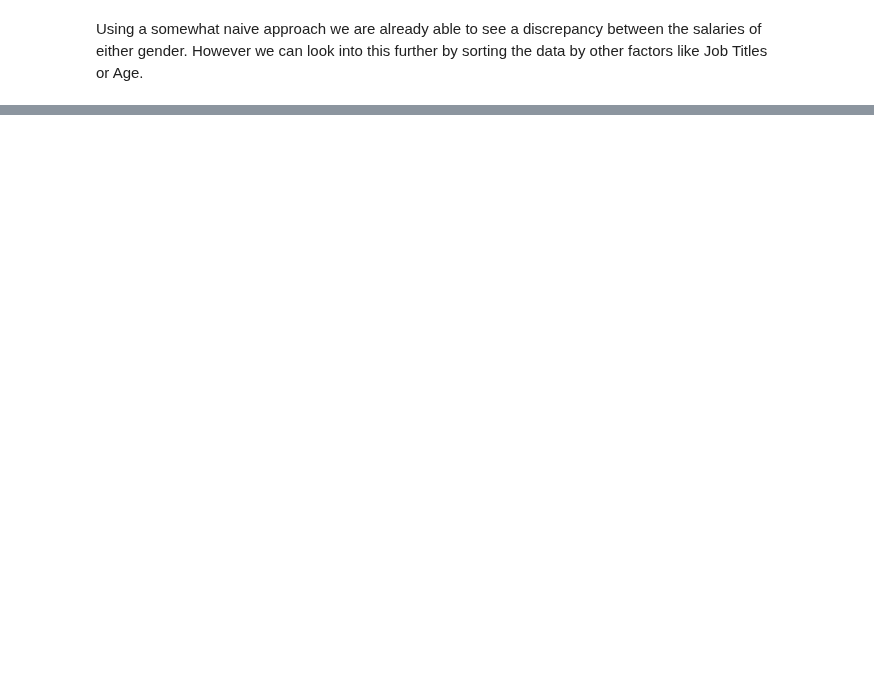
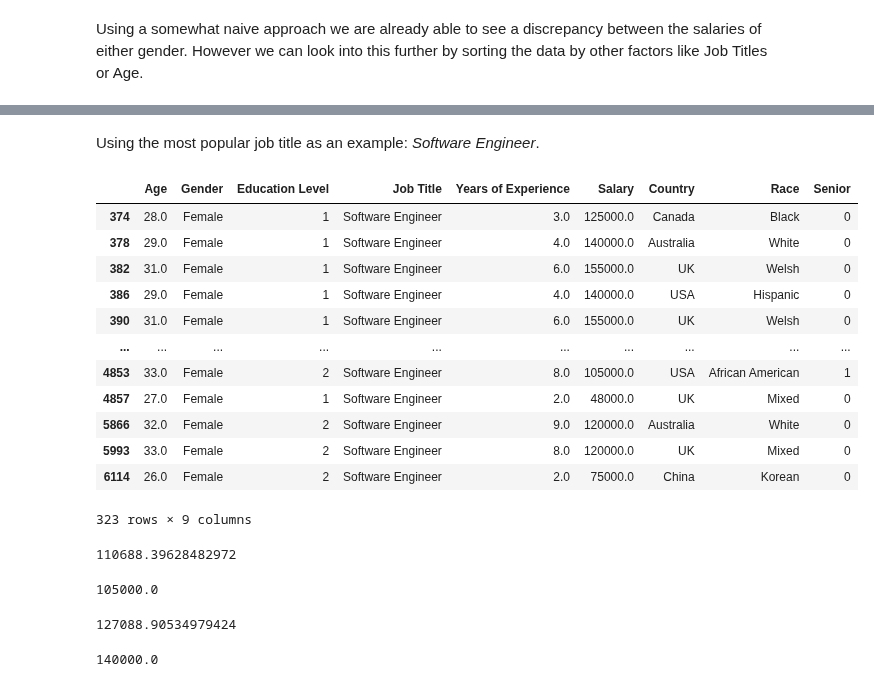
Before and after one commit to AbhijayPaul/HackTheHood-Final, a Jupyter notebook: HtHFinal.ipynb, the cells around one changed output, grey strips where cells are left out. Saved outputs shown, nothing was run; the diff lists cells and outputs as text; code cells hidden in the pictures; blank space fills up the shorter version.

```diff
--- a/HtHFinal.ipynb
+++ b/HtHFinal.ipynb
@@ -205,0 +269,35 @@ Using a somewhat naive approach we are already able to see a discrepancy between
+# %% [markdown]
+Using the most popular job title as an example: *Software Engineer*.
+# %%
+FemaleSEData = salaryData[(salaryData["Gender"] == "Female") & (salaryData["Job Title"] == "Software Engineer")]
+FemaleSEData
+# %% [output]
+|  | Age | Gender | Education Level | Job Title | Years of Experience | Salary | Country | Race | Senior |
+| 374 | 28.0 | Female | 1 | Software Engineer | 3.0 | 125000.0 | Canada | Black | 0 |
+| 378 | 29.0 | Female | 1 | Software Engineer | 4.0 | 140000.0 | Australia | White | 0 |
+| 382 | 31.0 | Female | 1 | Software Engineer | 6.0 | 155000.0 | UK | Welsh | 0 |
+| 386 | 29.0 | Female | 1 | Software Engineer | 4.0 | 140000.0 | USA | Hispanic | 0 |
+| 390 | 31.0 | Female | 1 | Software Engineer | 6.0 | 155000.0 | UK | Welsh | 0 |
+| ... | ... | ... | ... | ... | ... | ... | ... | ... | ... |
+| 4853 | 33.0 | Female | 2 | Software Engineer | 8.0 | 105000.0 | USA | African American | 1 |
+| 4857 | 27.0 | Female | 1 | Software Engineer | 2.0 | 48000.0 | UK | Mixed | 0 |
+| 5866 | 32.0 | Female | 2 | Software Engineer | 9.0 | 120000.0 | Australia | White | 0 |
+| 5993 | 33.0 | Female | 2 | Software Engineer | 8.0 | 120000.0 | UK | Mixed | 0 |
+| 6114 | 26.0 | Female | 2 | Software Engineer | 2.0 | 75000.0 | China | Korean | 0 |
+323 rows × 9 columns
+# %%
+FemaleSEData["Salary"].mean()
+# %% [output]
+110688.39628482972
+# %%
+FemaleSEData["Salary"].median()
+# %% [output]
+105000.0
+# %%
+MaleSEData["Salary"].mean()
+# %% [output]
+127088.90534979424
+# %%
+MaleSEData["Salary"].median()
+# %% [output]
+140000.0
```
Also changed, not shown: parts of 14 cells of this notebook.
